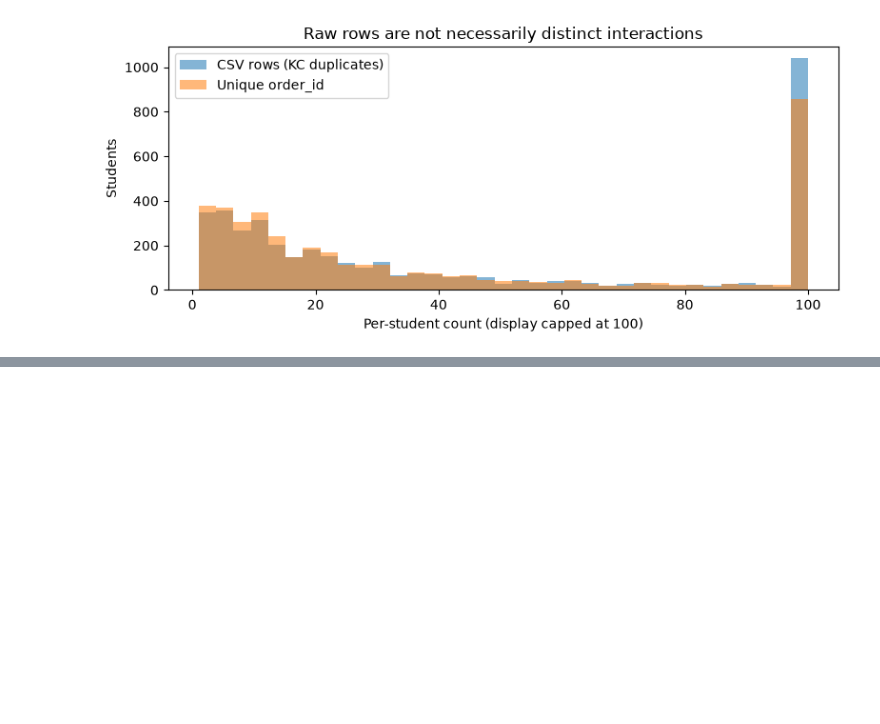
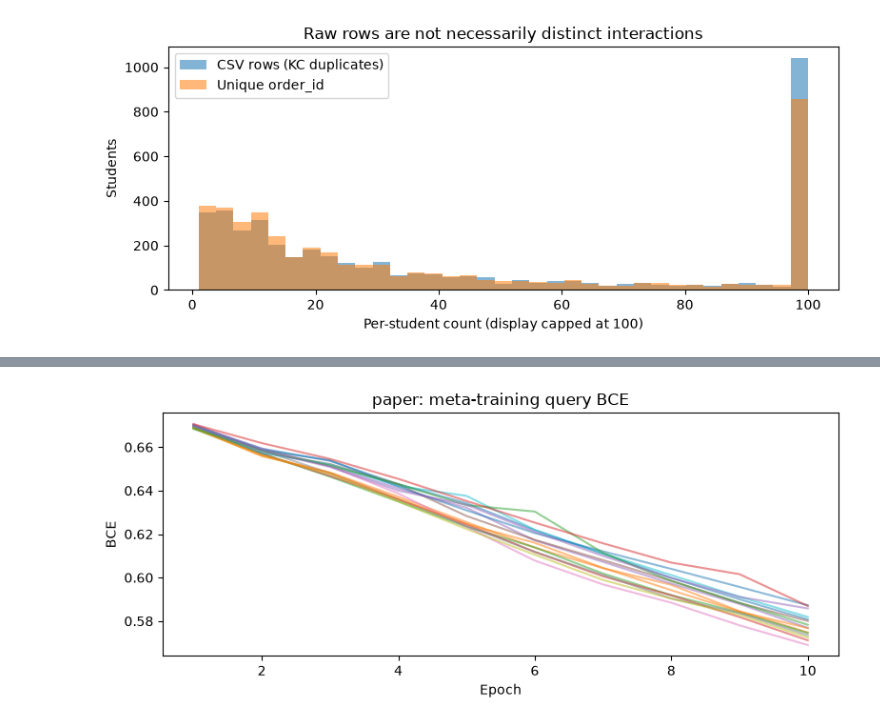
Before and after one commit to AIVIETNAM-AIO-LQThai/kt-state-lab, a Jupyter notebook: notebooks/MAML_KT.ipynb, the cells around one changed output, grey strips where cells are left out. Drawn from its saved outputs; the diff is of its cells as text; code cells hidden in the pictures; blank space fills up the shorter version.

Commit message:
feat: implement paper and repo protocols with full cohort variation sizes evaluation

```diff
--- a/notebooks/MAML_KT.ipynb
+++ b/notebooks/MAML_KT.ipynb
@@ -676,0 +407,16 @@ Useful outputs: `paper/summary.csv`, `paper/split_results.csv`, `paper/position_
+# %%
+def prepare_split(cohort_size, split_number, support_observations):
+    seed = SEED + 1000*cohort_size + split_number
+    students = np.array(sorted(processed.student_id.astype(str).unique()))
+    shuffled = np.random.default_rng(seed).permutation(students)
+    val_count = round(0.1*(len(shuffled)-cohort_size))
+    roles = pd.DataFrame({'student_id': shuffled,
+        'role': ['test']*cohort_size + ['val']*val_count + ['train']*(len(shuffled)-cohort_size-val_count)})
+    frames = {role: processed[processed.student_id.isin(
+        roles.loc[roles.role.eq(role), 'student_id'])].copy()
+        for role in ('train', 'val', 'test')}
+    vocabulary = {str(q): i+2 for i, q in enumerate(sorted(frames['train'].question_id.unique()))}
+    num_questions = len(vocabulary)+2
+    tasks = {role: make_tasks(frame, vocabulary, num_questions, support_observations)
+             for role, frame in frames.items()}
+    return seed, roles, tasks, num_questions
@@ -676,0 +544,2 @@ Useful outputs: `paper/summary.csv`, `paper/split_results.csv`, `paper/position_
+# %%
+paper_results = run_mode(mode='paper', support_observations=2, inner_steps=1, checkpoint_rule='validation')
@@ -676,0 +585,2 @@ Useful outputs: `paper/summary.csv`, `paper/split_results.csv`, `paper/position_
+# %%
+repo_results = run_mode(mode='repo', support_observations=3, inner_steps=2, checkpoint_rule='final')
@@ -676,0 +626,68 @@ Useful outputs: `paper/summary.csv`, `paper/split_results.csv`, `paper/position_
+# %%
+def plot_mode(mode, tables):
+    folder = OUTPUT_DIR / mode
+    history = tables['history']
+    positions = tables['position_results']
+    summary = tables['summary']
+    fig, ax = plt.subplots(figsize=(8, 3.5))
+    for (cohort, split), group in history.groupby(['cohort_size', 'split']):
+        ax.plot(group.epoch, group.train_query_bce, alpha=.5, label=f'{cohort} students / split {split}')
+    ax.set(title=f'{mode}: meta-training query BCE', xlabel='Epoch', ylabel='BCE')
+    fig.tight_layout(); fig.savefig(folder/'training_curves.png', dpi=180); plt.show()
+
+    if mode == 'paper':
+        fig, ax = plt.subplots(figsize=(8, 3.5))
+        for cohort, group in history.groupby('cohort_size'):
+            series = group.groupby('epoch').val_query_bce.mean()
+            ax.plot(series.index, series.values, marker='o', label=f'{cohort} test students')
+        ax.set(title='Paper mode: validation query BCE', xlabel='Epoch', ylabel='BCE')
+        ax.legend(); fig.tight_layout()
+        fig.savefig(folder/'validation_curves.png', dpi=180); plt.show()
+
+    fig, axs = plt.subplots(1, 2, figsize=(12, 3.8))
+    for cohort, group in positions.groupby('cohort_size'):
+        per_pos = group.groupby('position').agg(acc=('accuracy_after', 'mean'), count=('students', 'mean'))
+        axs[0].plot(per_pos.index, 100*per_pos.acc, marker='o', label=str(cohort))
+        axs[1].plot(per_pos.index, per_pos['count'], marker='o', label=str(cohort))
+    axs[0].set(title='Adapted accuracy by position', xlabel='Question position', ylabel='Accuracy (%)', ylim=(0, 100))
+    axs[1].set(title='Students contributing per position', xlabel='Question position', ylabel='Students')
+    for ax in axs: ax.legend(title='Test cohort'); ax.set_xticks(range(3, 21))
+    fig.tight_layout()
+    fig.savefig(folder/'early_position_accuracy_and_counts.png', dpi=180); plt.show()
+
+    fig, ax = plt.subplots(figsize=(9, 3.5))
+    per_pos = positions.groupby('position').brier_improvement.mean()
+    ax.bar(per_pos.index, per_pos.values)
+    ax.axhline(0, color='black', linewidth=.8)
+    ax.set(title=f'{mode}: Brier improvement after adaptation', xlabel='Question position', ylabel='Before − after')
+    ax.set_xticks(per_pos.index)
+    fig.tight_layout(); fig.savefig(folder/'early_brier_improvement.png', dpi=180); plt.show()
+
+    adapted = summary[summary.adaptation.eq('after')]
+    primary = 'critical_Q3_Q10' if mode == 'paper' else 'partial_critical_Q4_Q10'
+    fig, axs = plt.subplots(1, 2, figsize=(11, 3.5), sharey=True)
+    for ax, window in zip(axs, [primary, 'moderate_Q11_Q15']):
+        d = adapted[adapted.window.eq(window)].sort_values('cohort_size')
+        ax.errorbar(d.cohort_size, 100*d.position_avg_accuracy, yerr=100*d.accuracy_std, marker='o', capsize=3)
+        ax.set(title=window, xlabel='Held-out students', ylabel='Accuracy (%)')
+        ax.set_xticks(COHORT_SIZES); ax.set_ylim(0, 100)
+    fig.tight_layout(); fig.savefig(folder/'window_accuracy_by_cohort.png', dpi=180); plt.show()
+
+    students = tables['student_adaptation']
+    kc = tables['kc_diagnostics']
+    fig, axs = plt.subplots(1, 2, figsize=(11, 3.5))
+    axs[0].hist(students.brier_improvement, bins=20)
+    axs[0].axvline(0, color='black', linewidth=.8)
+    axs[0].set(title='Per-student Brier improvement', xlabel='Before − after', ylabel='Students')
+    kc = kc.assign(weighted_change=kc.brier_improvement*kc.responses)
+    by_kc = kc.groupby('new_student_kc')[['weighted_change','responses']].sum()
+    by_kc['mean_change'] = by_kc.weighted_change/by_kc.responses
+    axs[1].bar(['Seen KC' if not k else 'First-seen KC' for k in by_kc.index], by_kc.mean_change)
+    axs[1].axhline(0, color='black', linewidth=.8)
+    axs[1].set(title='Adaptation and student KC novelty', ylabel='Brier improvement')
+    fig.tight_layout(); fig.savefig(folder/'student_and_kc_diagnostics.png', dpi=180); plt.show()
+
+for mode, result in [('paper', paper_results), ('repo', repo_results)]:
+    plot_mode(mode, result)
+# %% [output]
+[figure, added]
```
Also changed, not shown: parts of 50 cells of this notebook, 13 other files.
